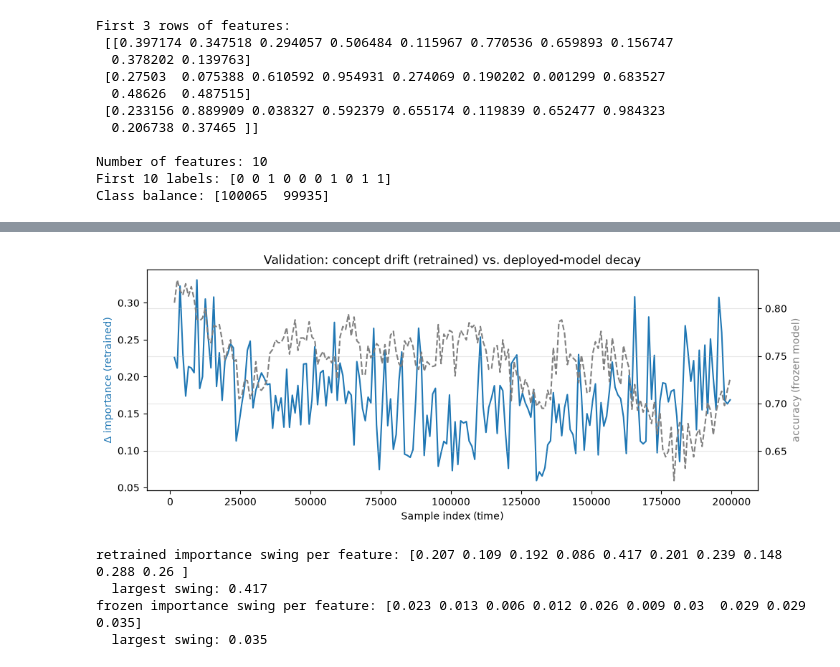
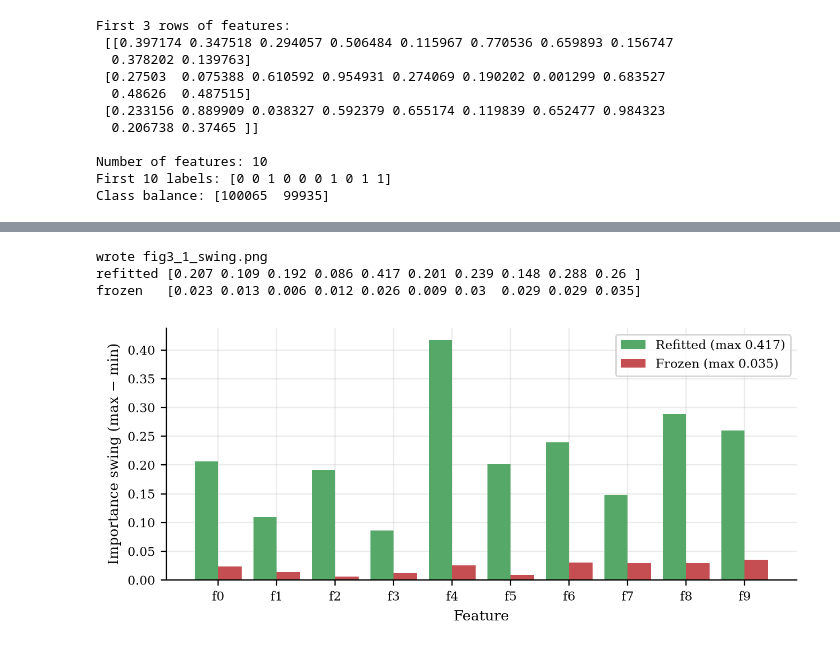
Before and after one commit to shreyuu/UoN-Business-Analytics, a Jupyter notebook: Dissertation/scripts/main.ipynb, the cells around one changed output, grey strips where cells are left out. Cells and saved outputs as stored; diff of their text form; code cells hidden in the pictures.

```diff
--- a/Dissertation/scripts/main.ipynb
+++ b/Dissertation/scripts/main.ipynb
@@ -108,11 +98,0 @@ plt.show()
-# %%
-d = X.shape[1]
-plt.figure(figsize=(11, 5))
-for i in range(d):
-    plt.plot(centers, retrained_imp[:, i], label=f"feature {i}")
-plt.xlabel("Sample index (time through the stream)")
-plt.ylabel("Normalised SHAP importance (share of total)")
-plt.title("Validation: retrained-model importance over time — rotatingHyperplane")
-plt.legend(ncol=5, fontsize=8)
-plt.grid(alpha=0.3)
-plt.show()
@@ -121,28 +99,32 @@ plt.show()
-# %%
-# VALIDATION view: retrained importance movement (concept truly drifting?)
-# vs. frozen-model accuracy. Two different models — context only, not the RQ2 test.
-delta_retrained = np.r_[np.nan, np.abs(np.diff(retrained_imp, axis=0)).sum(axis=1)]
-
-fig, ax1 = plt.subplots(figsize=(11, 4))
-ax1.plot(centers, delta_retrained, color="tab:blue", label="Δ retrained importance")
-ax1.set_ylabel("Δ importance (retrained)", color="tab:blue")
-ax1.set_xlabel("Sample index (time)")
-
-ax2 = ax1.twinx()
-ax2.plot(centers, fixed_acc, color="gray", linestyle="--")
-ax2.set_ylabel("accuracy (frozen model)", color="gray")
-plt.title("Validation: concept drift (retrained) vs. deployed-model decay")
-plt.grid(alpha=0.3)
-plt.show()
-# %% [output]
-[figure, removed]
-# %%
-for name, arr in [("retrained", retrained_imp), ("frozen", frozen_imp)]:
-    swing = arr.max(axis=0) - arr.min(axis=0)
-    print(f"{name} importance swing per feature:", np.round(swing, 3))
-    print(f"  largest swing: {round(swing.max(), 3)}")
-# %% [output]
-retrained importance swing per feature: [0.207 0.109 0.192 0.086 0.417 0.201 0.239 0.148 0.288 0.26 ]
-  largest swing: 0.417
-frozen importance swing per feature: [0.023 0.013 0.006 0.012 0.026 0.009 0.03  0.029 0.029 0.035]
-  largest swing: 0.035
+# %%
+plt.rcParams.update({
+    "figure.dpi": 200, "savefig.dpi": 200,
+    "font.family": "serif", "font.size": 9,
+    "axes.titlesize": 10, "axes.labelsize": 9,
+    "xtick.labelsize": 8, "ytick.labelsize": 8, "legend.fontsize": 8,
+    "axes.grid": True, "grid.alpha": 0.25, "axes.axisbelow": True,
+})
+CB  = ["#4C72B0", "#DD8452", "#55A868", "#C44E52", "#8172B3", "#937860"]
+win = np.arange(len(centers))
+d   = X.shape[1]
+
+def save(fig, name):
+    fig.tight_layout(); fig.savefig(name, bbox_inches="tight"); print("wrote", name)
+# %%
+sw_r = retrained_imp.max(0) - retrained_imp.min(0)
+sw_f = frozen_imp.max(0)    - frozen_imp.min(0)
+
+fig, ax = plt.subplots(figsize=(6.4, 2.9))
+b = np.arange(d)
+ax.bar(b - 0.2, sw_r, 0.4, color=CB[2], label=f"Refitted (max {sw_r.max():.3f})")
+ax.bar(b + 0.2, sw_f, 0.4, color=CB[3], label=f"Frozen (max {sw_f.max():.3f})")
+ax.set_xticks(b); ax.set_xticklabels([f"f{i}" for i in range(d)])
+ax.set_xlabel("Feature"); ax.set_ylabel("Importance swing (max − min)")
+ax.legend(); ax.spines["top"].set_visible(False); ax.spines["right"].set_visible(False)
+save(fig, "fig3_1_swing.png")
+print("refitted", np.round(sw_r, 3)); print("frozen  ", np.round(sw_f, 3))
+# %% [output]
+wrote fig3_1_swing.png
+refitted [0.207 0.109 0.192 0.086 0.417 0.201 0.239 0.148 0.288 0.26 ]
+frozen   [0.023 0.013 0.006 0.012 0.026 0.009 0.03  0.029 0.029 0.035]
+[figure, added]
```
Also changed, not shown: parts of 8 cells of this notebook, 8 other files.
